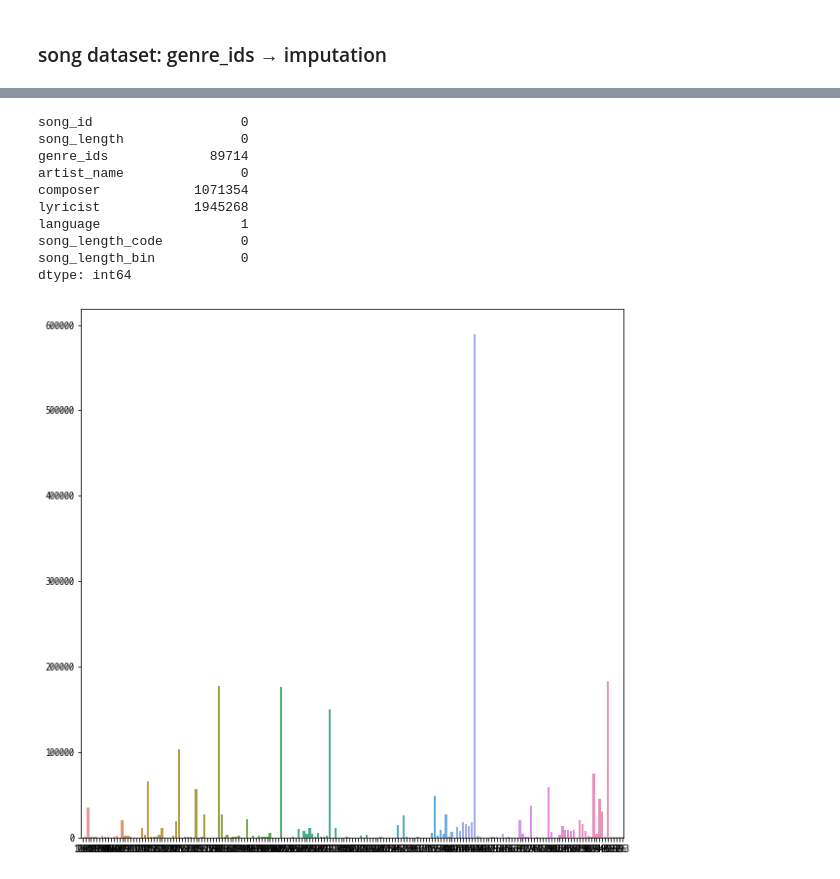
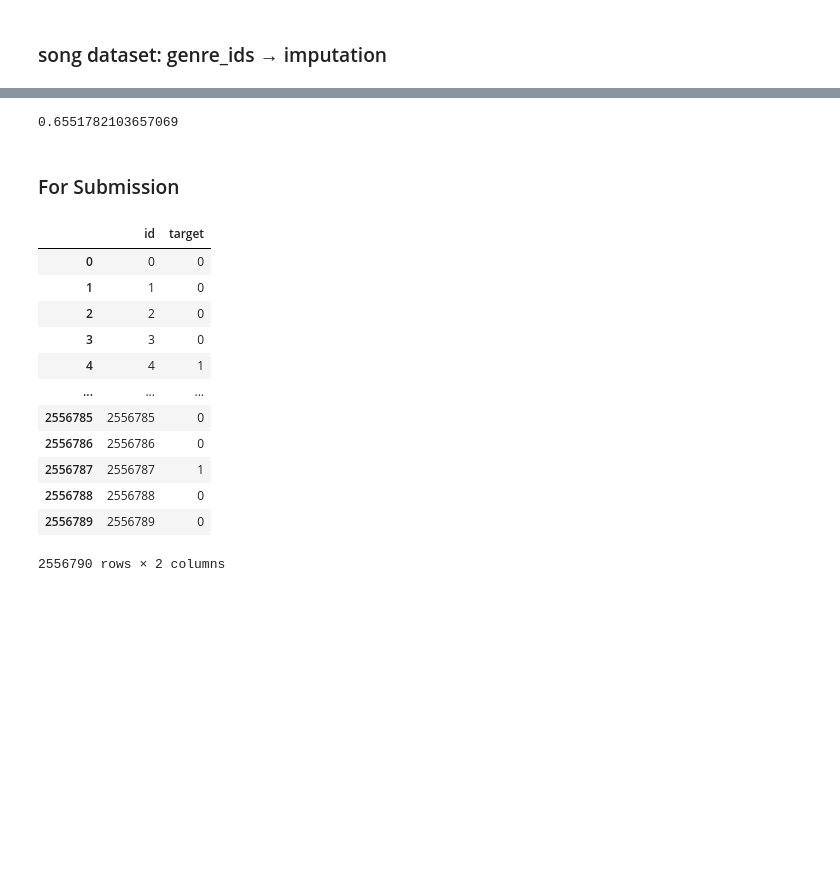
Before and after one commit to dhsong95/Kaggle-Data-Analysis, a Jupyter notebook: WSDM - KKBox's Music Recommendation Challenge/kkbox-music-recommendation-v1.ipynb, the cells around one changed output, grey strips where cells are left out. Saved outputs shown, nothing was run; the diff lists cells and outputs as text; code cells hidden in the pictures; blank space fills up the shorter version.

Commit message:
Initial Submission - .55

```diff
--- a/WSDM - KKBox's Music Recommendation Challenge/kkbox-music-recommendation-v1.ipynb
+++ b/WSDM - KKBox's Music Recommendation Challenge/kkbox-music-recommendation-v1.ipynb
@@ -399,0 +457,2 @@ _ = impute_genre_ids(songs_cleaned_df)
+# %%
+svd, U, sigma, Vt = svd_decomposition(csr)
@@ -399,0 +474,11 @@ _ = impute_genre_ids(songs_cleaned_df)
+# %%
+def predict(U, sigma, Vt, user, item):
+    U_sigma = np.dot(U, sigma)
+    target = list()
+    for u, i in tqdm(zip(user, item)):
+        if u == -1 or i == -1:
+            target.append(0)
+        else:
+            target.append(int(np.dot(U_sigma, Vt[:, i:i+1])[u, 0] > 0))
+
+    return target
@@ -400 +492,32 @@ _ = impute_genre_ids(songs_cleaned_df)
+# %%
+accuracy(prediction, real)
+# %% [output]
+0.6551782103657069
+# %% [markdown]
+### For Submission
+# %%
+user2idx, idx2user, item2idx, idx2item, csr = transform_to_csr_matrix(train_df)
+svd, U, sigma, Vt = svd_decomposition(csr, n_components=100, n_iter=20)
+# %%
+test_user = [user2idx[user] if user in user2idx.keys() else -1 for user in test_df['msno']]
+test_item = [item2idx[item] if item in item2idx.keys() else -1 for item in test_df['song_id']]
+prediction = predict(U, sigma, Vt, test_user, test_item)
+# %%
+submission = sample_submission_df.copy()
+submission['target'] = prediction
+submission
+# %% [output]
+|  | id | target |
+| 0 | 0 | 0 |
+| 1 | 1 | 0 |
+| 2 | 2 | 0 |
+| 3 | 3 | 0 |
+| 4 | 4 | 1 |
+| ... | ... | ... |
+| 2556785 | 2556785 | 0 |
+| 2556786 | 2556786 | 0 |
+| 2556787 | 2556787 | 1 |
+| 2556788 | 2556788 | 0 |
+| 2556789 | 2556789 | 0 |
+2556790 rows × 2 columns
 # %%
@@ -402,13 +524,0 @@ songs_cleaned_df.to_csv('./data/songs_cleaned.csv', index=False)
-# %%
-songs_cleaned_df.isna().sum()
-# %% [output]
-song_id                   0
-song_length               0
-genre_ids             89714
-artist_name               0
-composer            1071354
-lyricist            1945268
-language                  1
-song_length_code          0
-song_length_bin           0
-dtype: int64
@@ -425,6 +524,0 @@ idx2genre = {genre: idx for idx, genre in enumerate([0] + sorted([int(g) for g i
-# %%
-plt.figure(figsize=(10, 10))
-sns.barplot(x=list(genres.keys()), y=list(genres.values()))
-plt.show()
-# %% [output]
-[figure, removed]
```
Also changed, not shown: parts of 27 cells of this notebook.
